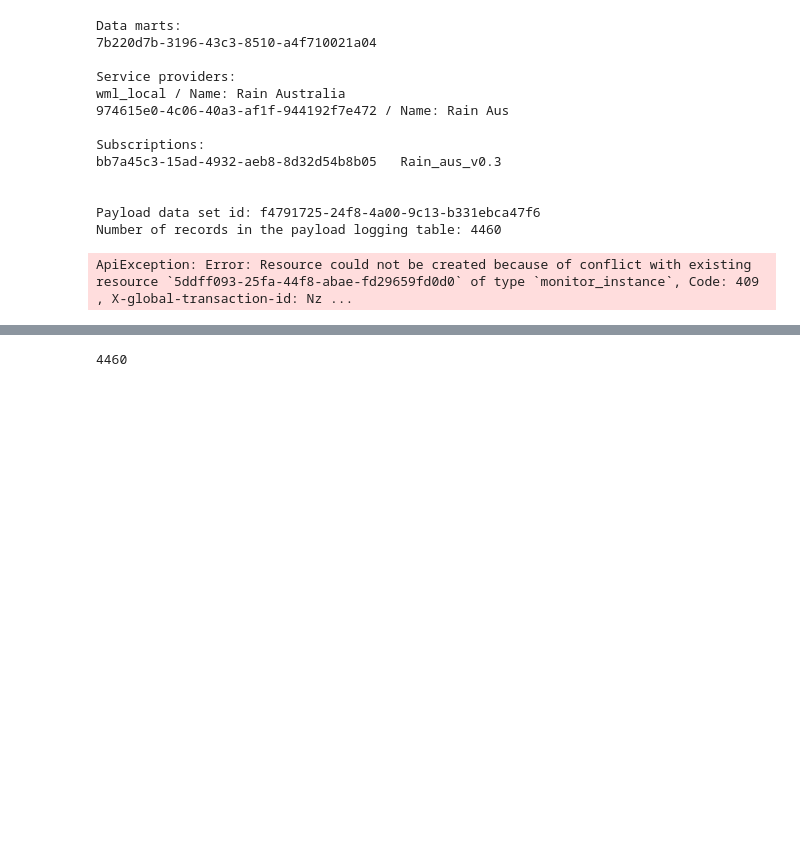
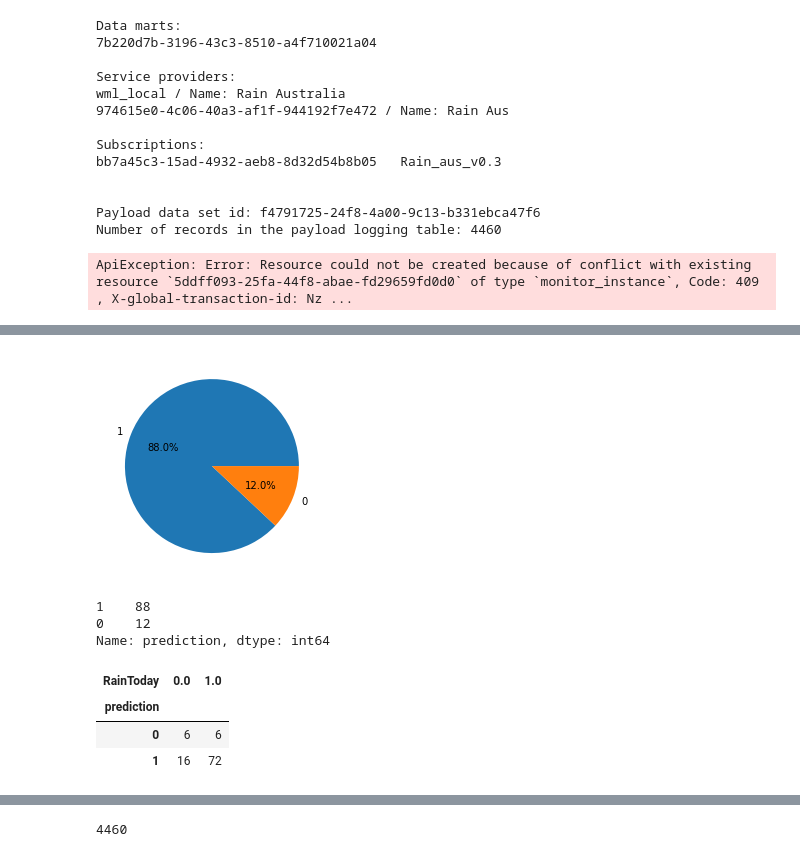
Before and after one commit to mlops-guide/dvc-gitactions, a Jupyter notebook: notebooks/openscale.ipynb, the cells around one changed output, grey strips where cells are left out. Drawn from its saved outputs; the diff is of its cells as text; code cells hidden in the pictures; blank space fills up the shorter version.

```diff
--- a/notebooks/openscale.ipynb
+++ b/notebooks/openscale.ipynb
@@ -392,0 +401,18 @@ df.to_csv('res.csv',index=False)
+# %%
+plt.pie(df.prediction.value_counts(),labels=['1','0'],autopct='%1.1f%%')
+# plt.legend()
+plt.show()
+df.prediction.value_counts()
+# %% [output]
+[figure, added]
+1    88
+0    12
+Name: prediction, dtype: int64
+# %%
+ct = pd.crosstab(df.prediction, df.RainToday)
+ct
+# %% [output]
+| RainToday | 0.0 | 1.0 |
+| prediction |  |  |
+| 0 | 6 | 6 |
+| 1 | 16 | 72 |
```
Also changed, not shown: parts of 4 cells of this notebook.
